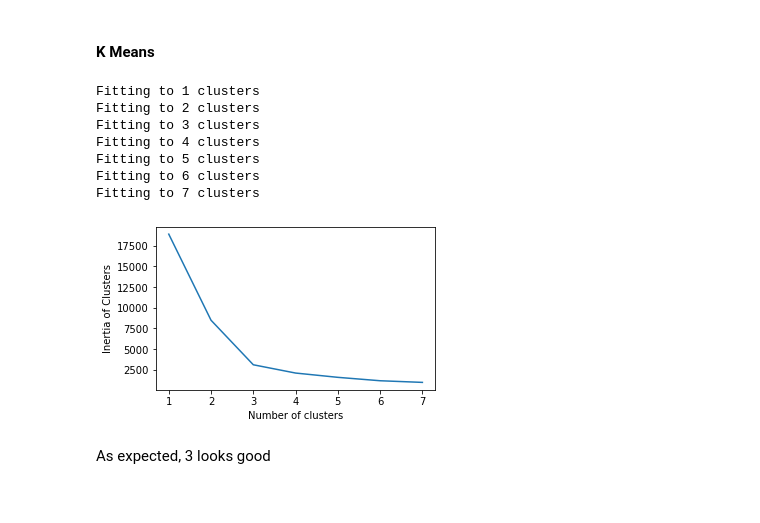
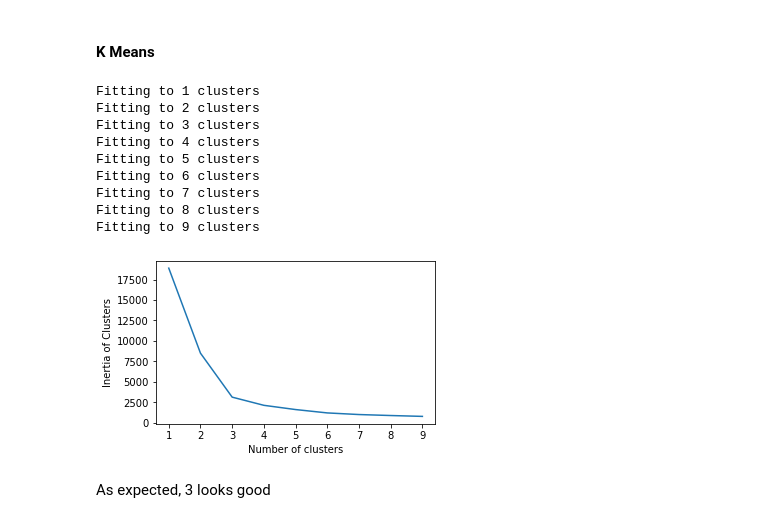
Before and after one commit to WareClatts/Capstone_Project, a Jupyter notebook: Arvato cleaned.ipynb, the cells around one changed output. Saved outputs shown, nothing was run; the diff lists cells and outputs as text; code cells hidden in the pictures.

Commit message:
UPDATE to cluster analysis
update in notebook and in write up for blog post

```diff
--- a/Arvato cleaned.ipynb
+++ b/Arvato cleaned.ipynb
@@ -753,7 +753,7 @@ from sklearn.cluster import KMeans
 # %%
 ## Let it find number of clusters itself:
 clusters_inertia = []
-for i in range(1, 8):
+for i in range(1, 10):
     print(f'Fitting to {i} clusters')
     kmeans = KMeans(n_clusters = i, init = "k-means++", random_state=1)
     kmeans.fit(gen_pop_mca_results)
@@ -766,15 +766,17 @@ Fitting to 4 clusters
 Fitting to 5 clusters
 Fitting to 6 clusters
 Fitting to 7 clusters
+Fitting to 8 clusters
+Fitting to 9 clusters
 # %%
 ## Plot
 plt.figure(figsize=(5,3))
-plt.plot(range(1, 8), clusters_inertia)
+plt.plot(range(1, 10), clusters_inertia)
 plt.xlabel('Number of clusters')
 plt.ylabel('Inertia of Clusters')
 plt.show()
 # %% [output]
-[figure, old version]
+[figure, new version]
 # %% [markdown]
 As expected, 3 looks good
 # %%
```
Also changed, not shown: parts of 17 cells of this notebook, 1 other file.
